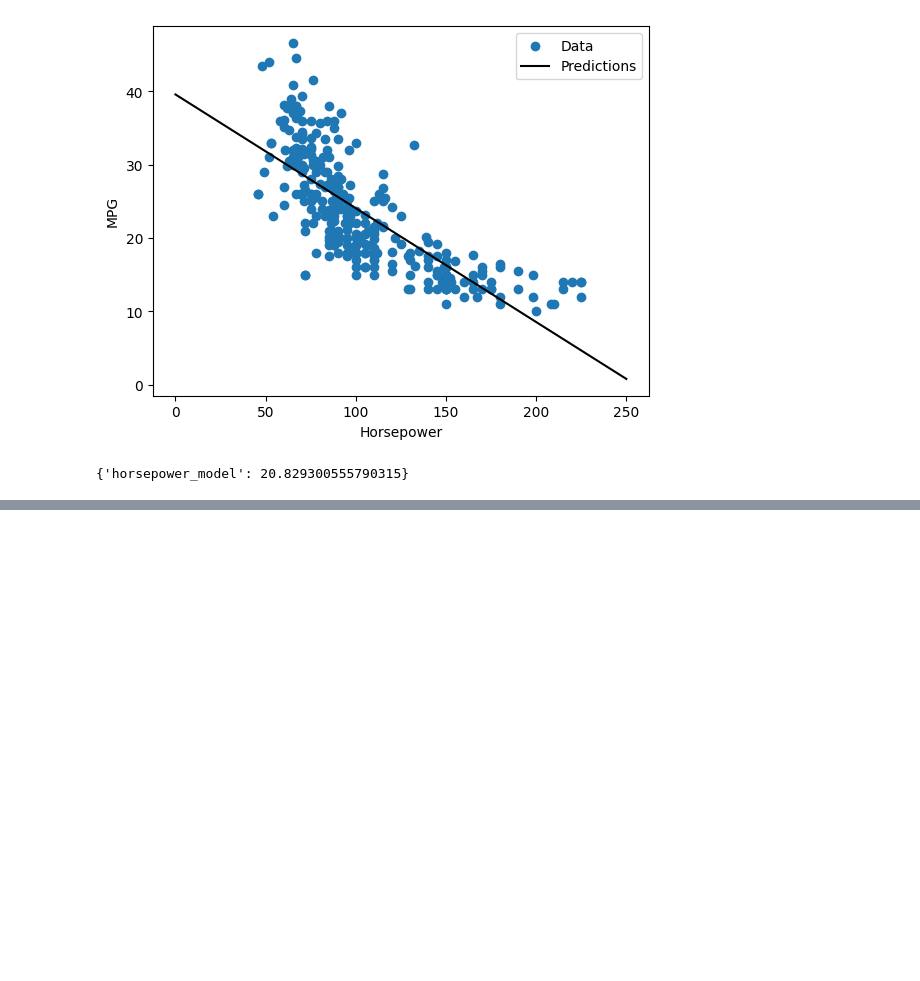
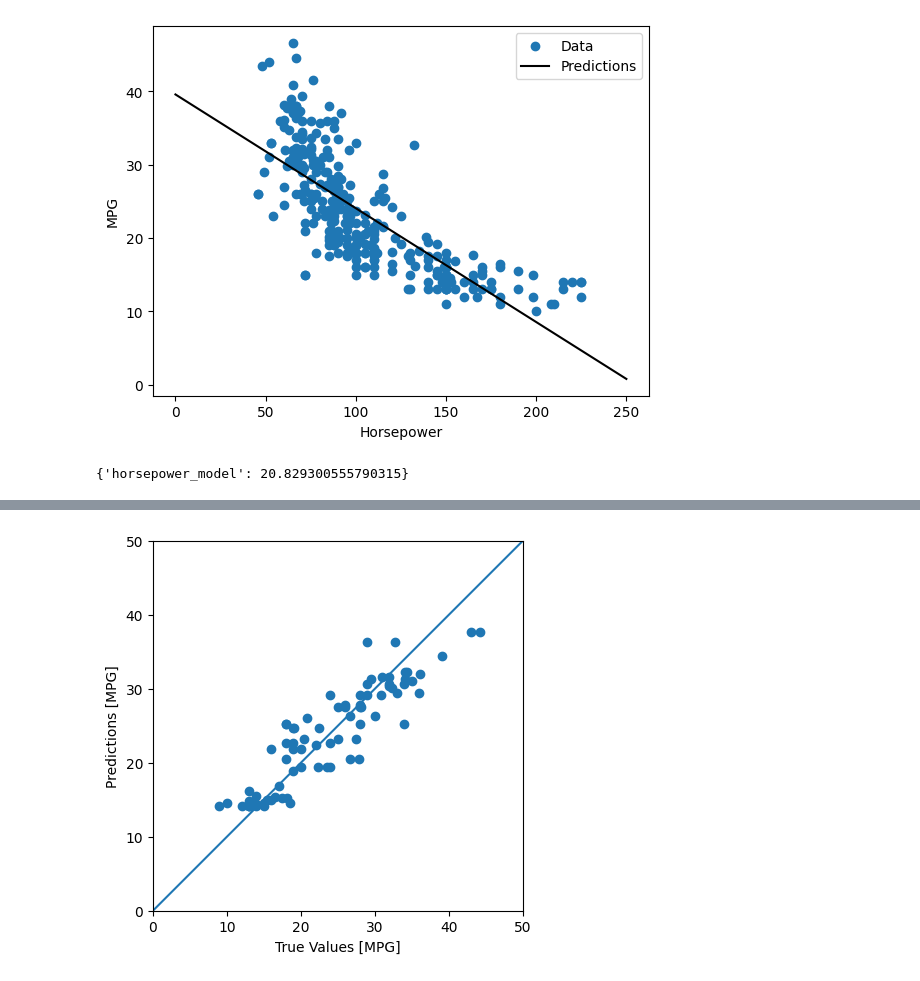
Before and after one commit to 2026-2-predictiva/std-jose-manuel-valencia-perez, a Jupyter notebook: PRE_02_regresion_basica/notebooks/notebook.ipynb, the cells around one changed output, grey strips where cells are left out. Cells and saved outputs as stored; diff of their text form; code cells hidden in the pictures; blank space fills up the shorter version.

```diff
--- a/PRE_02_regresion_basica/notebooks/notebook.ipynb
+++ b/PRE_02_regresion_basica/notebooks/notebook.ipynb
@@ -217,0 +313,7 @@ test_results
+# %%
+plot_predictions(
+    y_true=test_labels,
+    y_pred=mlp_horsepower.predict(standarized_test_horsepower),
+)
+# %% [output]
+[figure, added]
```
Also changed, not shown: parts of 13 cells of this notebook, 2 other files.
